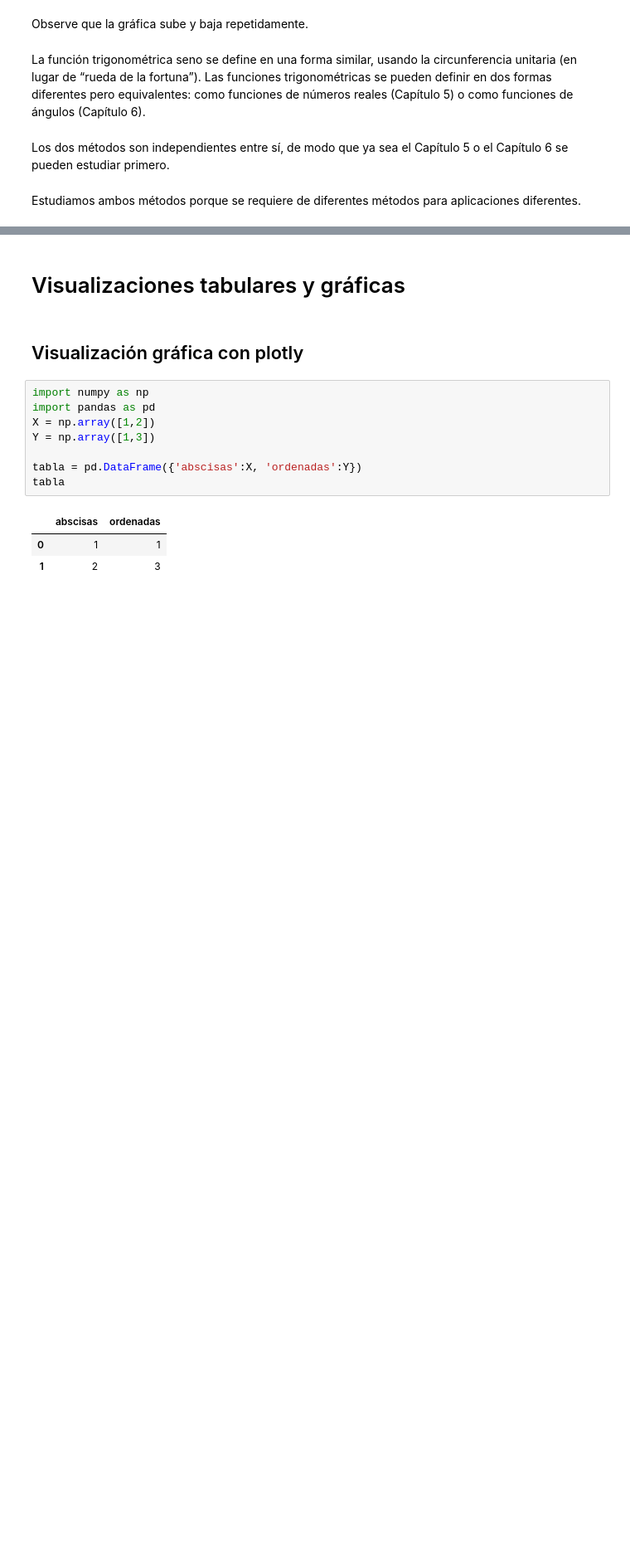
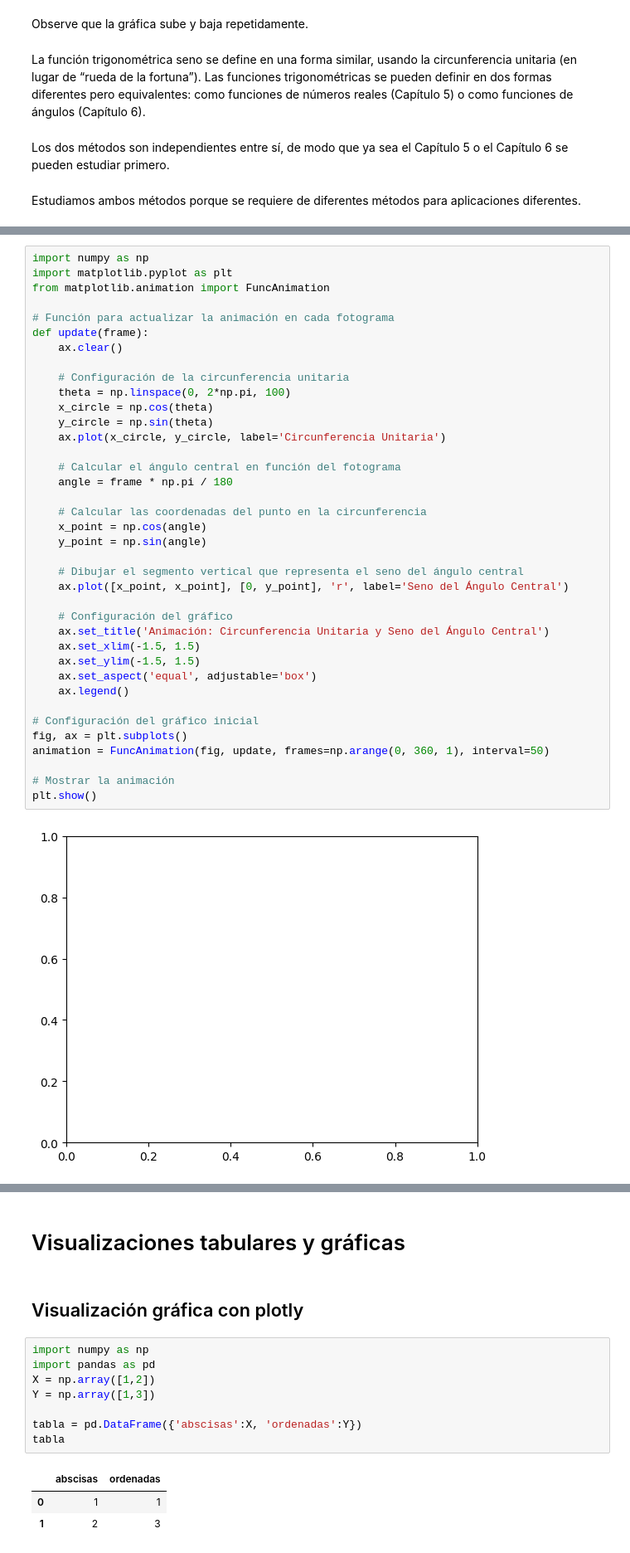
Before and after one commit to marco-canas/fundamentos_de_las_matematicas, a Jupyter notebook: classes/4_trigonometry/1_unit_circonference/1_unit_circunference.ipynb, the cells around one changed output, grey strips where cells are left out. Shown at 83% size. Drawn from its saved outputs; the diff is of its cells as text; blank space fills up the shorter version.

```diff
--- a/classes/4_trigonometry/1_unit_circonference/1_unit_circunference.ipynb
+++ b/classes/4_trigonometry/1_unit_circonference/1_unit_circunference.ipynb
@@ -261,0 +266,40 @@ Estudiamos ambos métodos porque se requiere de diferentes métodos para aplicac
+# %%
+import numpy as np
+import matplotlib.pyplot as plt
+from matplotlib.animation import FuncAnimation
+
+# Función para actualizar la animación en cada fotograma
+def update(frame):
+    ax.clear()
+
+    # Configuración de la circunferencia unitaria
+    theta = np.linspace(0, 2*np.pi, 100)
+    x_circle = np.cos(theta)
+    y_circle = np.sin(theta)
+    ax.plot(x_circle, y_circle, label='Circunferencia Unitaria')
+
+    # Calcular el ángulo central en función del fotograma
+    angle = frame * np.pi / 180
+
+    # Calcular las coordenadas del punto en la circunferencia
+    x_point = np.cos(angle)
+    y_point = np.sin(angle)
+
+    # Dibujar el segmento vertical que representa el seno del ángulo central
+    ax.plot([x_point, x_point], [0, y_point], 'r', label='Seno del Ángulo Central')
+
+    # Configuración del gráfico
+    ax.set_title('Animación: Circunferencia Unitaria y Seno del Ángulo Central')
+    ax.set_xlim(-1.5, 1.5)
+    ax.set_ylim(-1.5, 1.5)
+    ax.set_aspect('equal', adjustable='box')
+    ax.legend()
+
+# Configuración del gráfico inicial
+fig, ax = plt.subplots()
+animation = FuncAnimation(fig, update, frames=np.arange(0, 360, 1), interval=50)
+
+# Mostrar la animación
+plt.show()
+# %% [output]
+[figure, added]
```
Also changed, not shown: parts of 7 cells of this notebook, 2 other files.
